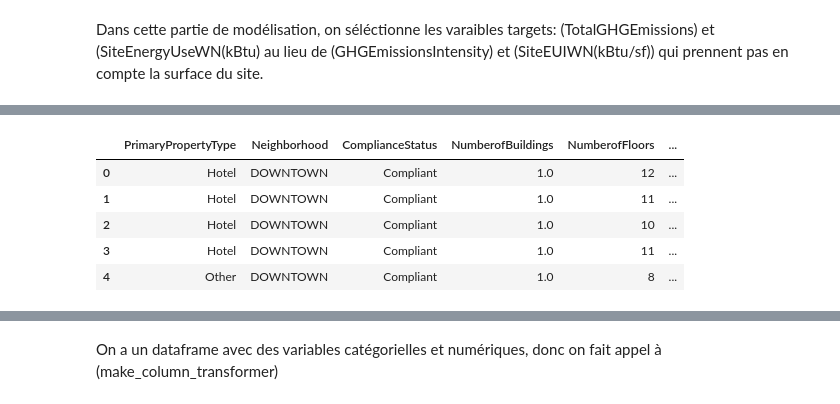
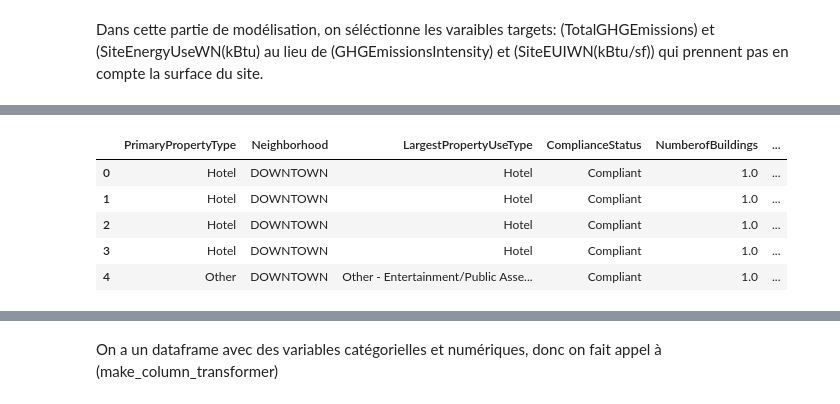
Before and after one commit to dani2188/OCR_P3, a Jupyter notebook: consoBat_model_conso.ipynb, the cells around one changed output, grey strips where cells are left out. Drawn from its saved outputs; the diff is of its cells as text; code cells hidden in the pictures.

```diff
--- a/consoBat_model.ipynb
+++ b/consoBat_model_conso.ipynb
@@ -109,5 +110,7 @@ On écarte les variables numériques ayant des valeurs manquantes:
+# %%
+list_cor= ['PropertyGFATotal','PropertyGFABuilding(s)','LargestPropertyUseTypeGFA']
 # %%
-var_num= var_num.drop(['LargestPropertyUseTypeGFA','SecondLargestPropertyUseTypeGFA','ENERGYSTARScore'],axis=1)
+var_num= var_num.drop(list_cor,axis=1)
 # %% [markdown]
 Dans cette partie de modélisation, on séléctionne les varaibles targets: (TotalGHGEmissions) et (SiteEnergyUseWN(kBtu) au lieu de (GHGEmissionsIntensity) et (SiteEUIWN(kBtu/sf)) qui prennent pas en compte la surface du site.
 # %%
@@ -118,0 +124,2 @@ var_num= var_num.drop(['OSEBuildingID','ZipCode','CouncilDistrictCode','Latitude
+# %%
+var_num= var_num.drop(['ENERGYSTARScore'],axis=1)
@@ -119,11 +139,11 @@ var_num= var_num.drop(['OSEBuildingID','ZipCode','CouncilDistrictCode','Latitude
 # %%
-df_filter1= pd.concat([var_categ1, var_num], axis=1)
+df_filter= pd.concat([var_categ, var_num], axis=1)
 # %%
-df_filter1.head()
+df_filter.head()
 # %% [output]
-|  | PrimaryPropertyType | Neighborhood | ComplianceStatus | NumberofBuildings | NumberofFloors | ... |
-| 0 | Hotel | DOWNTOWN | Compliant | 1.0 | 12 | ... |
-| 1 | Hotel | DOWNTOWN | Compliant | 1.0 | 11 | ... |
-| 2 | Hotel | DOWNTOWN | Compliant | 1.0 | 10 | ... |
-| 3 | Hotel | DOWNTOWN | Compliant | 1.0 | 11 | ... |
-| 4 | Other | DOWNTOWN | Compliant | 1.0 | 8 | ... |
+|  | PrimaryPropertyType | Neighborhood | LargestPropertyUseType | ComplianceStatus | NumberofBuildings | ... |
+| 0 | Hotel | DOWNTOWN | Hotel | Compliant | 1.0 | ... |
+| 1 | Hotel | DOWNTOWN | Hotel | Compliant | 1.0 | ... |
+| 2 | Hotel | DOWNTOWN | Hotel | Compliant | 1.0 | ... |
+| 3 | Hotel | DOWNTOWN | Hotel | Compliant | 1.0 | ... |
+| 4 | Other | DOWNTOWN | Other - Entertainment/Public Asse... | Compliant | 1.0 | ... |
```
Also changed, not shown: parts of 64 cells of this notebook, 2 other files.
